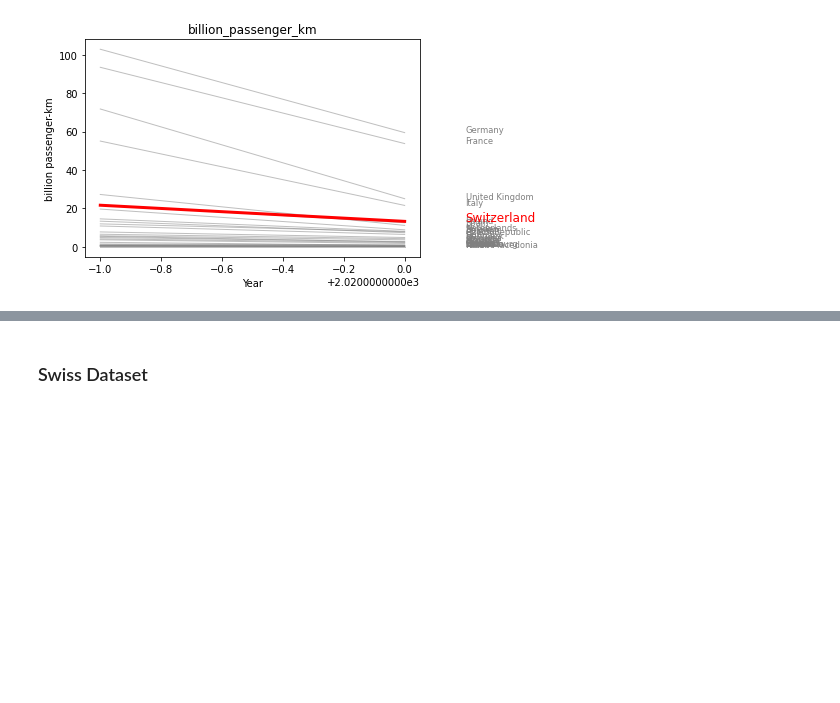
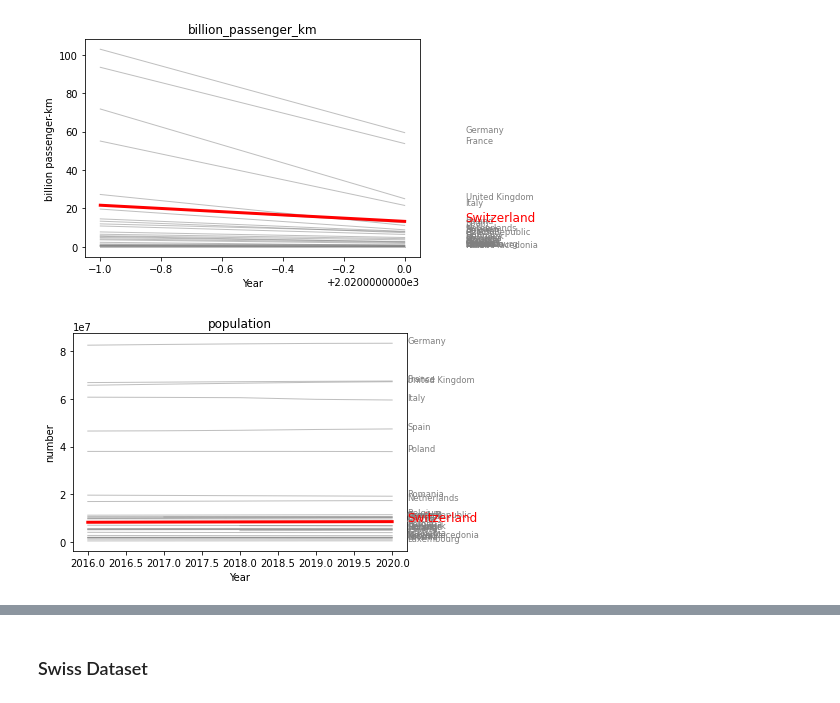
Before and after one commit to Jheim12/CAPP30239_FA22, a Jupyter notebook: EDA.ipynb, the cells around one changed output, grey strips where cells are left out. Cells and saved outputs as stored; diff of their text form; code cells hidden in the pictures; blank space fills up the shorter version.

```diff
--- a/EDA.ipynb
+++ b/EDA.ipynb
@@ -142,3 +136,7 @@ plot_eu('billion_passenger_km', pandemic = False)
 plot_eu('billion_passenger_km', pandemic = True)
 # %% [output]
 [figure]
+# %%
+plot_eu('population', pandemic = False)
+# %% [output]
+[figure, added]
```
Also changed, not shown: parts of 10 cells of this notebook, 1 other file.
